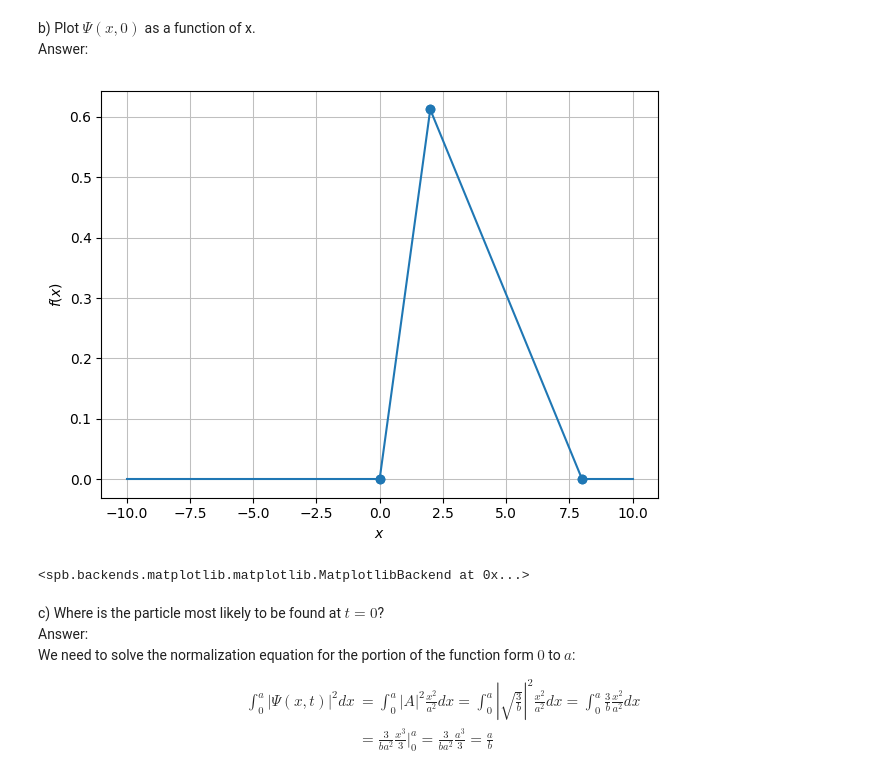
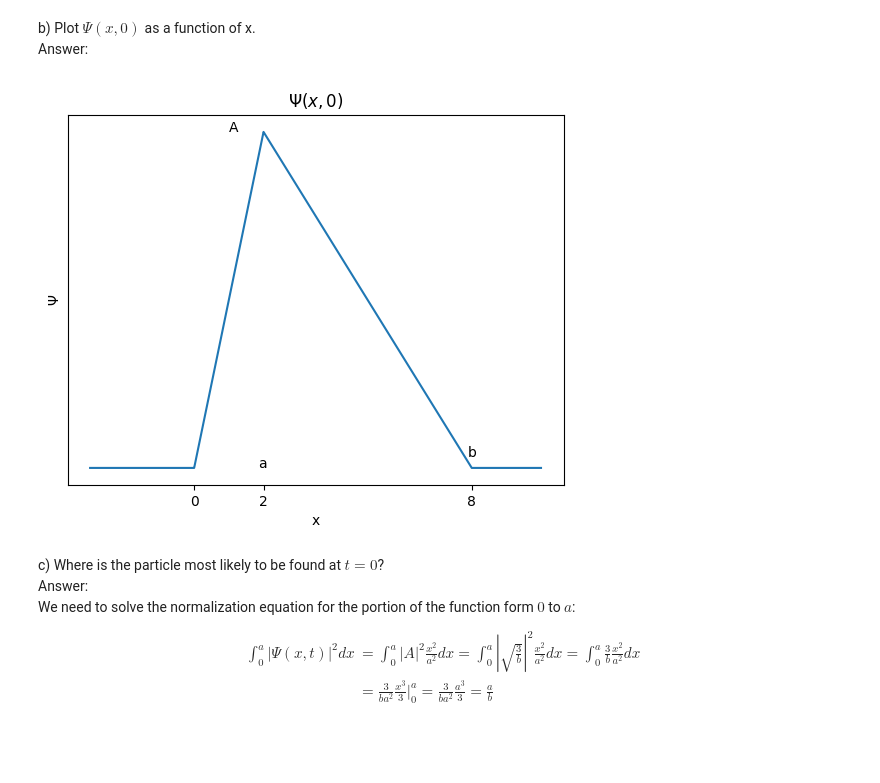
Before and after one commit to Artuk009/QuantumMechanics, a Jupyter notebook: IntroductionToQuantumMechanics/Chapter_01.ipynb, the cells around one changed output. Drawn from its saved outputs; the diff is of its cells as text; code cells hidden in the pictures; blank space fills up the shorter version.

```diff
--- a/IntroductionToQuantumMechanics/Chapter_01.ipynb
+++ b/IntroductionToQuantumMechanics/Chapter_01.ipynb
@@ -279,20 +299,31 @@ A
 # %% [markdown]
 b) Plot $\Psi(x,0)$ as a function of x.<br>
 Answer:
-# %%
-a=2
-b=8
-A = sp.sqrt(3/b)
-f = sp.Piecewise(
-    (A*(x/a), (0 <= x) & (x <= a)),
-    (A*((b-x)/(b-a)), (a <= x) & (x <= b)),
-    (0,True)
-)
-
-spb.plot_piecewise(f)
-# %% [output]
-[figure, removed]
-<spb.backends.matplotlib.matplotlib.MatplotlibBackend at 0x...>
+# %%
+a=2
+b=8
+A = np.sqrt(3/b)
+
+def piecewise_function(x):
+    return np.piecewise(x,
+                        [(x >= 0) & (x <= a), (a <= x) & (x <= b), x < 0],
+                        [lambda x: A*(x/a), lambda x: A*((b-x)/(b-a)), lambda x: 0])
+
+x = np.linspace(-3, 10, 10000)
+y = piecewise_function(x)
+
+plt.plot(x, y)
+plt.annotate("A", xy=(1, np.sqrt(3/b)))
+plt.annotate("a", xy=(1.85, 0.001))
+plt.annotate("b", xy=(7.9, 0.02))
+plt.xlabel('x')
+plt.ylabel(r'$\Psi$')
+plt.title(r'$\Psi(x,0)$')
+plt.xticks([0,a,b])
+plt.yticks([])
+plt.show()
+# %% [output]
+[figure, added]
 # %% [markdown]
 c) Where is the particle most likely to be found  at $t=0$?<br>
 Answer:<br>
```
Also changed, not shown: parts of 2 cells of this notebook.
